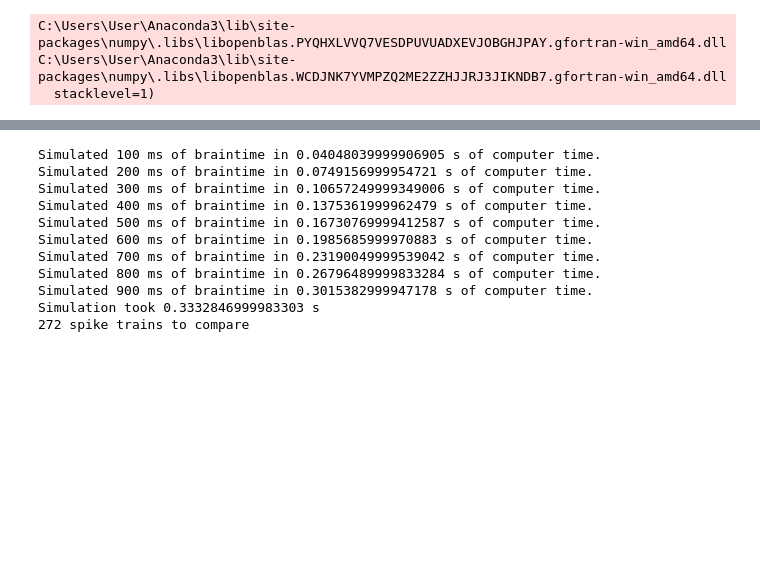
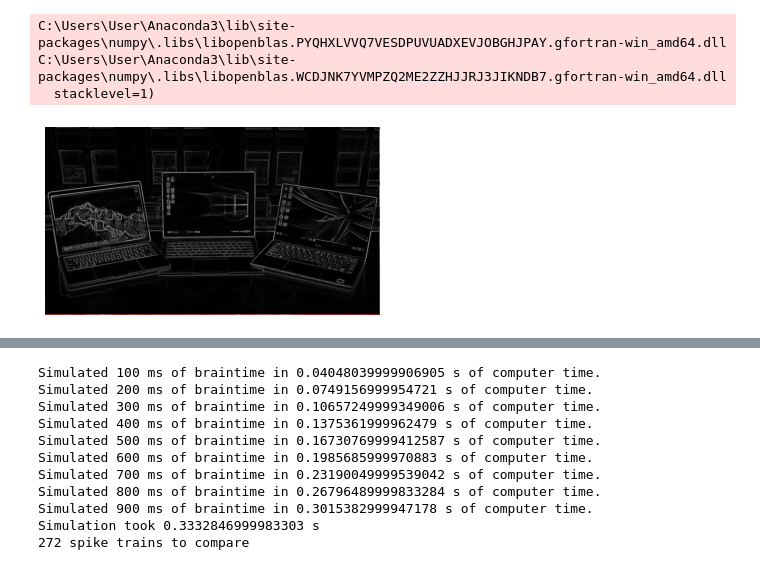
Before and after one commit to two-7182/synchrony, a Jupyter notebook: test.ipynb, the cells around one changed output, grey strips where cells are left out. Cells and saved outputs as stored; diff of their text form; code cells hidden in the pictures; blank space fills up the shorter version.

```diff
--- a/test.ipynb
+++ b/test.ipynb
@@ -10,5 +12,12 @@ from src.measure import Measure
 C:\Users\User\Anaconda3\lib\site-packages\numpy\.libs\libopenblas.PYQHXLVVQ7VESDPUVUADXEVJOBGHJPAY.gfortran-win_amd64.dll
 C:\Users\User\Anaconda3\lib\site-packages\numpy\.libs\libopenblas.WCDJNK7YVMPZQ2ME2ZZHJJRJ3JIKNDB7.gfortran-win_amd64.dll
   stacklevel=1)
+# %%
+from src.preprocess import ImagePreprocessor
+
+prep = ImagePreprocessor(data_folder='data/', img_name='laptop2.png')
+img = prep.binarize()
+# %% [output]
+[figure, added]
 # %%
 filters = [[[0,0],[1,1]],
```
Also changed, not shown: parts of 25 cells of this notebook.
